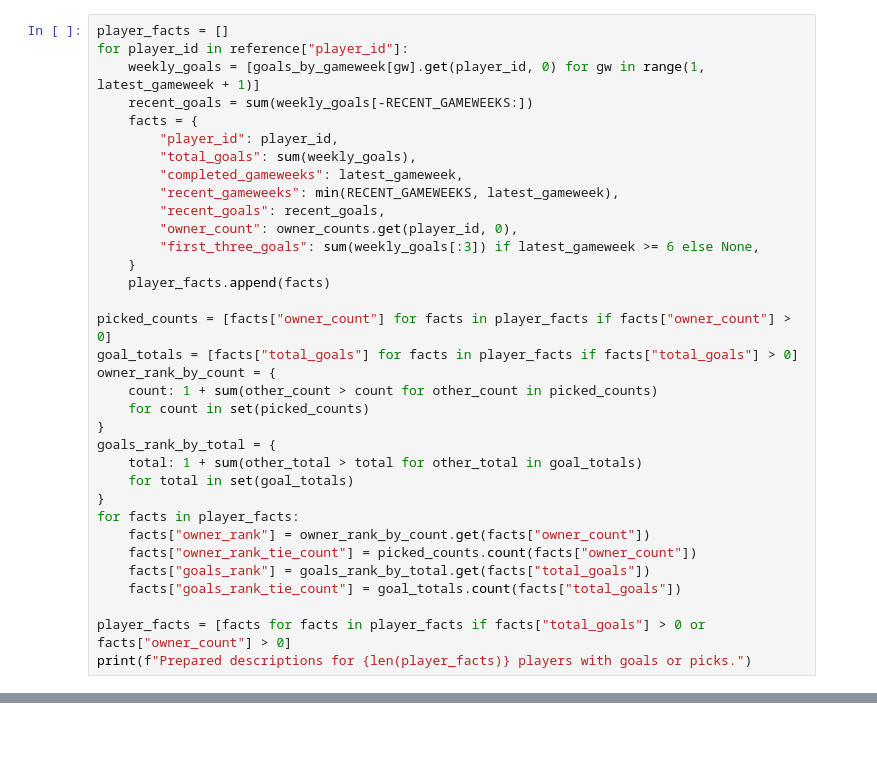
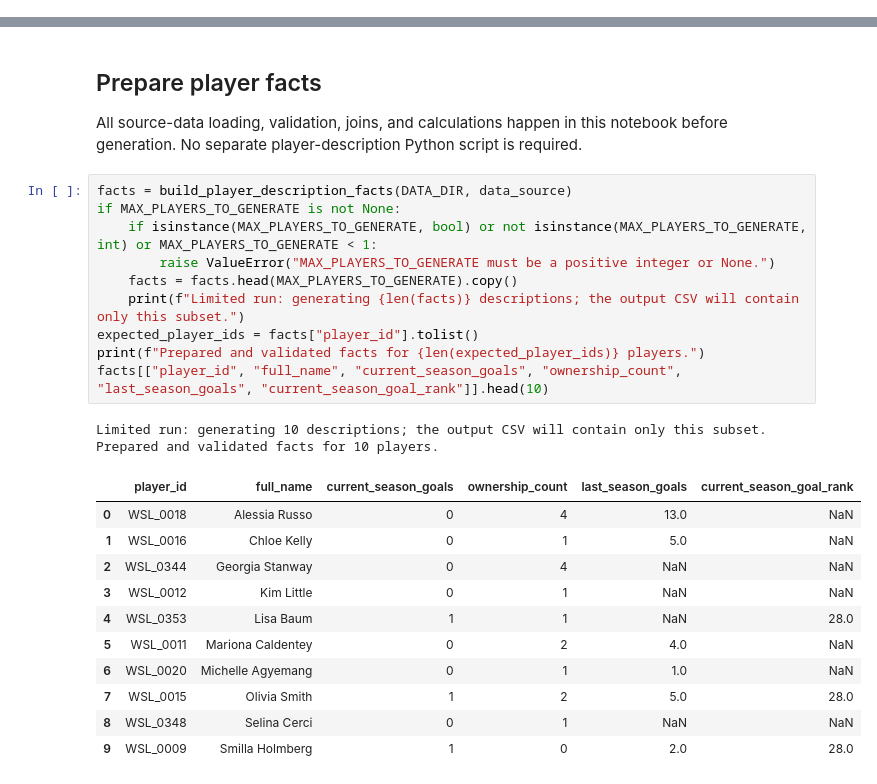
Before and after one commit to tomknuckey/wsl_game, a Jupyter notebook: player_descriptions.ipynb, the cells around one changed output, grey strips where cells are left out. Drawn from its saved outputs; the diff is of its cells as text; blank space fills up the shorter version.

```diff
--- a/player_descriptions.ipynb
+++ b/player_descriptions.ipynb
@@ -135,34 +35,0 @@ Python calculates the statistics and ranks. The model receives only goal numbers
-# %%
-player_facts = []
-for player_id in reference["player_id"]:
-    weekly_goals = [goals_by_gameweek[gw].get(player_id, 0) for gw in range(1, latest_gameweek + 1)]
-    recent_goals = sum(weekly_goals[-RECENT_GAMEWEEKS:])
-    facts = {
-        "player_id": player_id,
-        "total_goals": sum(weekly_goals),
-        "completed_gameweeks": latest_gameweek,
-        "recent_gameweeks": min(RECENT_GAMEWEEKS, latest_gameweek),
-        "recent_goals": recent_goals,
-        "owner_count": owner_counts.get(player_id, 0),
-        "first_three_goals": sum(weekly_goals[:3]) if latest_gameweek >= 6 else None,
-    }
-    player_facts.append(facts)
-
-picked_counts = [facts["owner_count"] for facts in player_facts if facts["owner_count"] > 0]
-goal_totals = [facts["total_goals"] for facts in player_facts if facts["total_goals"] > 0]
-owner_rank_by_count = {
-    count: 1 + sum(other_count > count for other_count in picked_counts)
-    for count in set(picked_counts)
-}
-goals_rank_by_total = {
-    total: 1 + sum(other_total > total for other_total in goal_totals)
-    for total in set(goal_totals)
-}
-for facts in player_facts:
-    facts["owner_rank"] = owner_rank_by_count.get(facts["owner_count"])
-    facts["owner_rank_tie_count"] = picked_counts.count(facts["owner_count"])
-    facts["goals_rank"] = goals_rank_by_total.get(facts["total_goals"])
-    facts["goals_rank_tie_count"] = goal_totals.count(facts["total_goals"])
-
-player_facts = [facts for facts in player_facts if facts["total_goals"] > 0 or facts["owner_count"] > 0]
-print(f"Prepared descriptions for {len(player_facts)} players with goals or picks.")
@@ -262,0 +400,28 @@ The CSV is written only after every eligible player has a valid description. It
+# %% [markdown]
+## Prepare player facts
+
+All source-data loading, validation, joins, and calculations happen in this notebook before generation. No separate player-description Python script is required.
+# %%
+facts = build_player_description_facts(DATA_DIR, data_source)
+if MAX_PLAYERS_TO_GENERATE is not None:
+    if isinstance(MAX_PLAYERS_TO_GENERATE, bool) or not isinstance(MAX_PLAYERS_TO_GENERATE, int) or MAX_PLAYERS_TO_GENERATE < 1:
+        raise ValueError("MAX_PLAYERS_TO_GENERATE must be a positive integer or None.")
+    facts = facts.head(MAX_PLAYERS_TO_GENERATE).copy()
+    print(f"Limited run: generating {len(facts)} descriptions; the output CSV will contain only this subset.")
+expected_player_ids = facts["player_id"].tolist()
+print(f"Prepared and validated facts for {len(expected_player_ids)} players.")
+facts[["player_id", "full_name", "current_season_goals", "ownership_count", "last_season_goals", "current_season_goal_rank"]].head(10)
+# %% [output]
+Limited run: generating 10 descriptions; the output CSV will contain only this subset.
+Prepared and validated facts for 10 players.
+|  | player_id | full_name | current_season_goals | ownership_count | last_season_goals | current_season_goal_rank |
+| 0 | WSL_0018 | Alessia Russo | 0 | 4 | 13.0 | NaN |
+| 1 | WSL_0016 | Chloe Kelly | 0 | 1 | 5.0 | NaN |
+| 2 | WSL_0344 | Georgia Stanway | 0 | 4 | NaN | NaN |
+| 3 | WSL_0012 | Kim Little | 0 | 1 | NaN | NaN |
+| 4 | WSL_0353 | Lisa Baum | 1 | 1 | NaN | 28.0 |
+| 5 | WSL_0011 | Mariona Caldentey | 0 | 2 | 4.0 | NaN |
+| 6 | WSL_0020 | Michelle Agyemang | 0 | 1 | 1.0 | NaN |
+| 7 | WSL_0015 | Olivia Smith | 1 | 2 | 5.0 | 28.0 |
+| 8 | WSL_0348 | Selina Cerci | 0 | 1 | NaN | NaN |
+| 9 | WSL_0009 | Smilla Holmberg | 1 | 0 | 2.0 | 28.0 |
```
Also changed, not shown: parts of 15 cells of this notebook, 9 other files.
